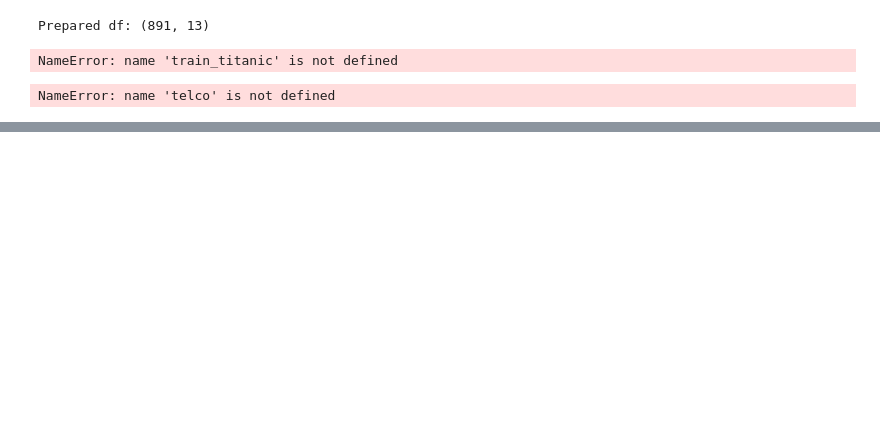
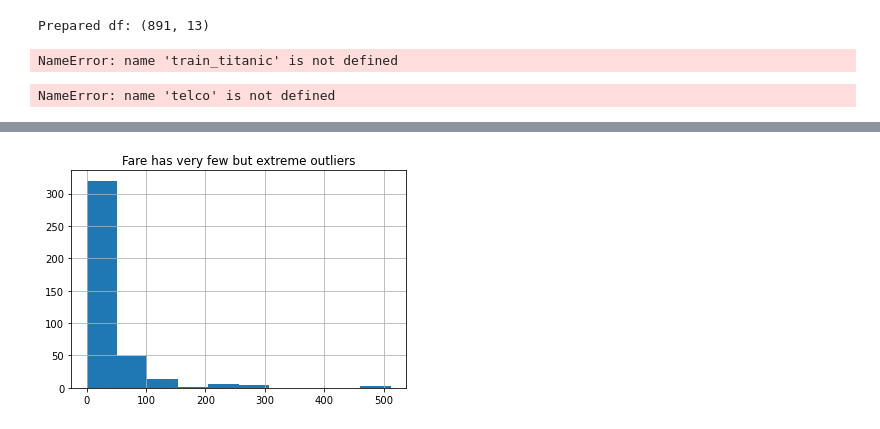
Before and after one commit to BurtonBarnes/classification-exercises, a Jupyter notebook: classification-exercises.ipynb, the cells around one changed output, grey strips where cells are left out. Drawn from its saved outputs; the diff is of its cells as text; code cells hidden in the pictures; blank space fills up the shorter version.

```diff
--- a/classification-exercises.ipynb
+++ b/classification-exercises.ipynb
@@ -535,0 +642,6 @@ print(f'Test: {test_telco.shape}')
+# %%
+plt.title("Fare has very few but extreme outliers")
+train.fare.hist()
+plt.show()
+# %% [output]
+[figure, added]
```
Also changed, not shown: parts of 36 cells of this notebook.
